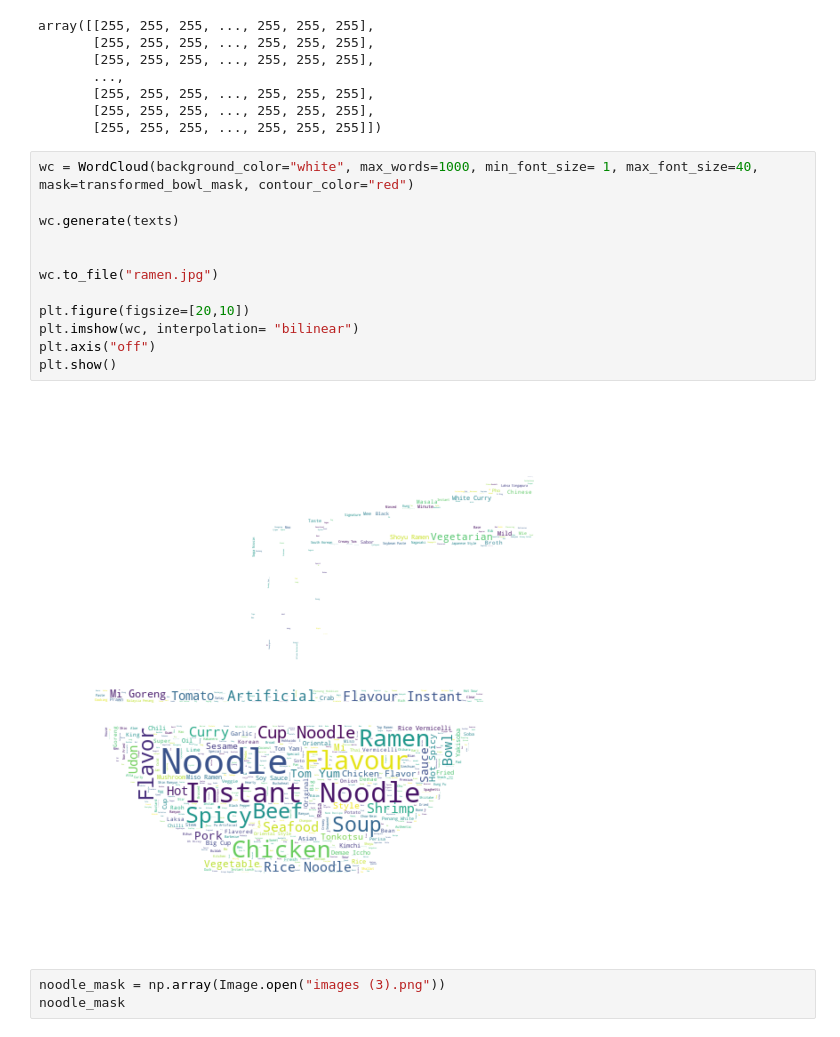
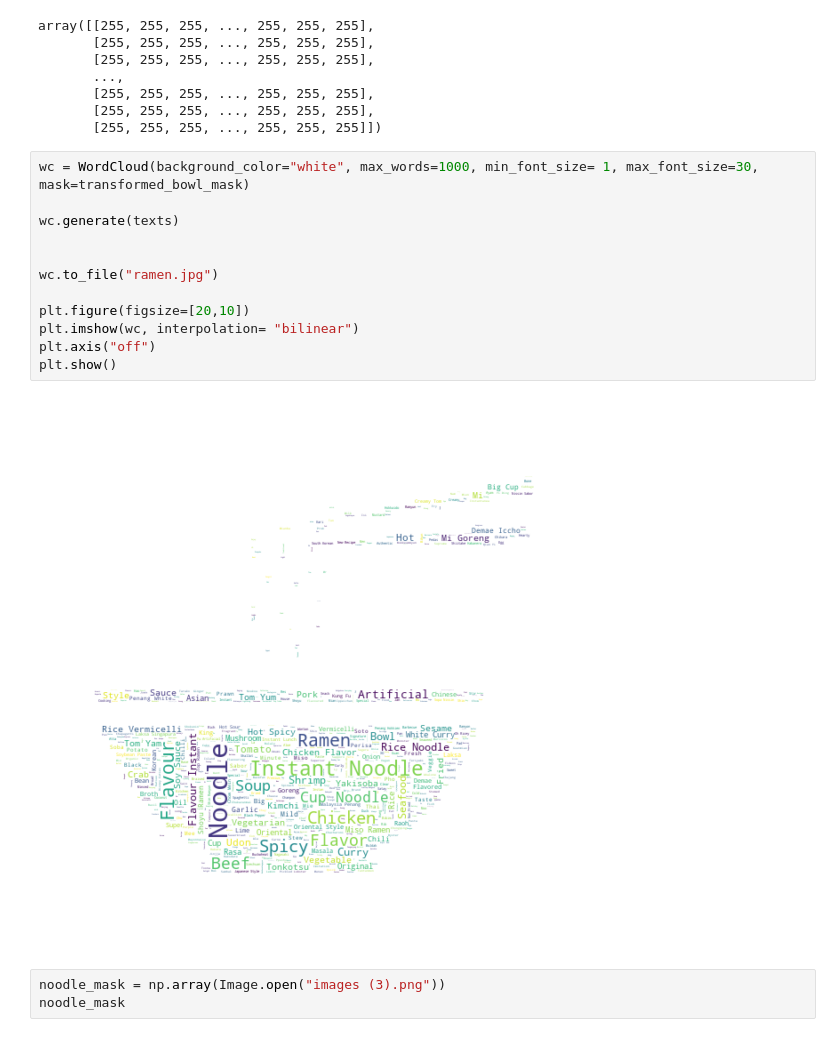
Before and after one commit to Orchhna/data_project, a Jupyter notebook: popular_ramendata.ipynb, the cells around one changed output. Cells and saved outputs as stored; diff of their text form.

```diff
--- a/popular_ramendata.ipynb
+++ b/popular_ramendata.ipynb
@@ -132,19 +132,19 @@ array([[255, 255, 255, ..., 255, 255, 255],
        [255, 255, 255, ..., 255, 255, 255],
        [255, 255, 255, ..., 255, 255, 255]])
 # %%
-wc = WordCloud(background_color="white", max_words=1000, min_font_size= 1, max_font_size=40, mask=transformed_bowl_mask, contour_color="red")
+wc = WordCloud(background_color="white", max_words=1000, min_font_size= 1, max_font_size=30, mask=transformed_bowl_mask)
 
 wc.generate(texts)
 
 
 wc.to_file("ramen.jpg")
 
 plt.figure(figsize=[20,10])
 plt.imshow(wc, interpolation= "bilinear")
 plt.axis("off")
 plt.show()
 # %% [output]
-[figure, old version]
+[figure, new version]
 # %%
 noodle_mask = np.array(Image.open("images (3).png"))
 noodle_mask
```
Also changed, not shown: 1 other file.
